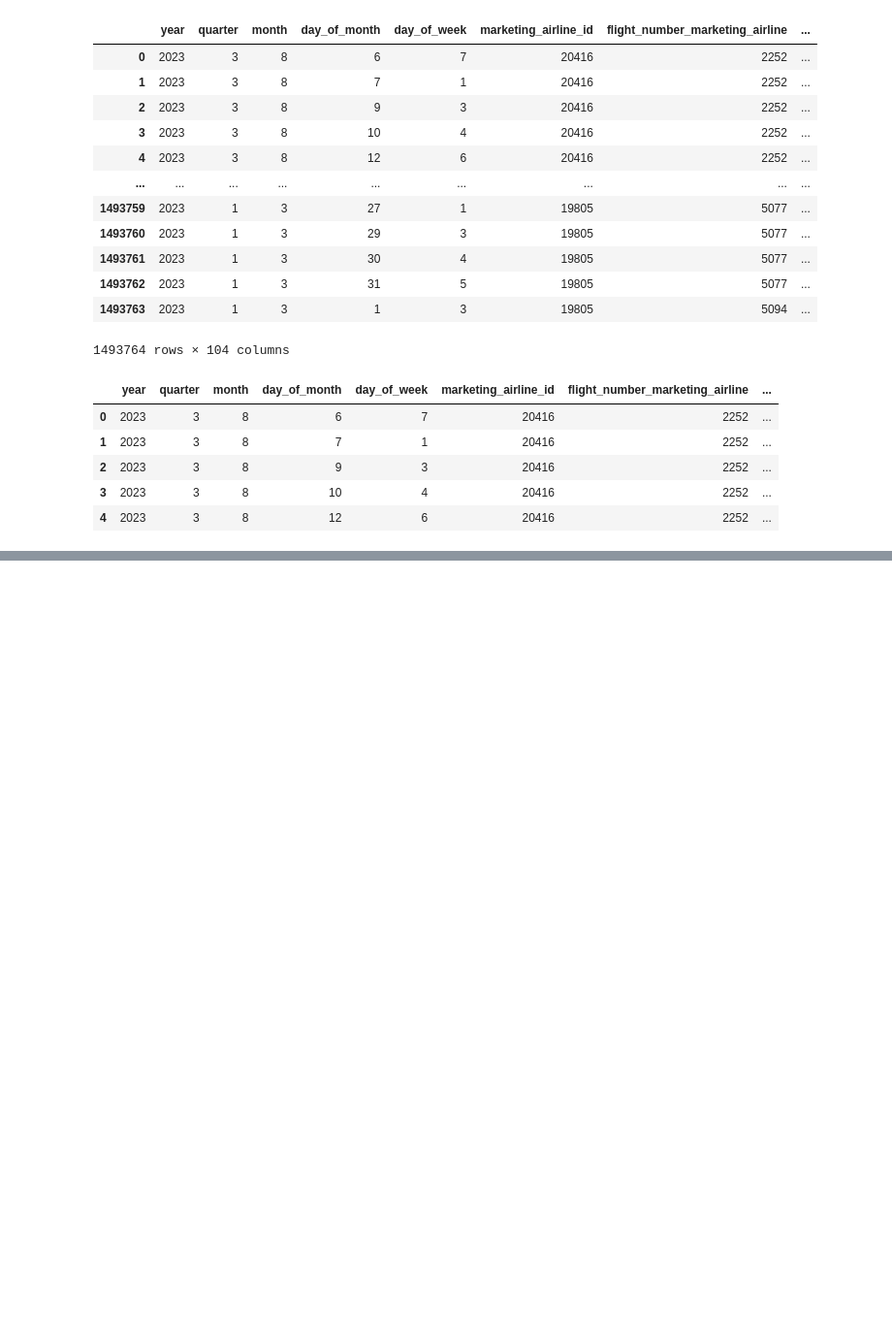
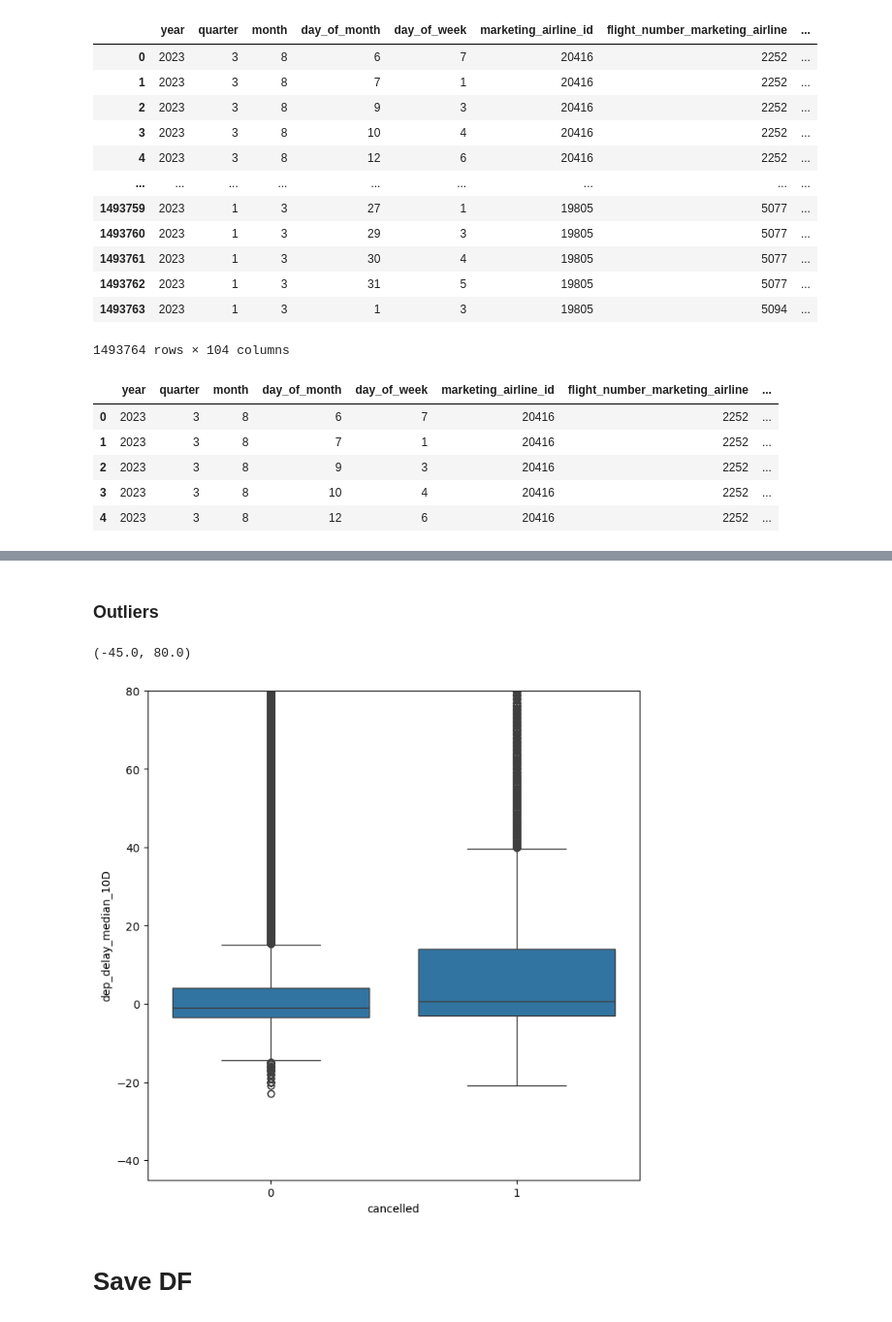
Before and after one commit to dezertdweller/flight-cancellations, a Jupyter notebook: notebooks/exploratory-data-analysis-top-20.ipynb, the cells around one changed output, grey strips where cells are left out. Shown at 97% size. Drawn from its saved outputs; the diff is of its cells as text; code cells hidden in the pictures; blank space fills up the shorter version.

```diff
--- a/notebooks/exploratory-data-analysis-top-20.ipynb
+++ b/notebooks/exploratory-data-analysis-top-20.ipynb
@@ -271,0 +332,3 @@ combined_df.to_csv(DATA_PATH + '/preprocessed/airline_performance.csv', index=Fa
+# %%
+upper = historical_corr.abs().where(np.triu(np.ones(historical_corr.shape), k=1).astype(bool))
+upper
@@ -271,0 +353,3 @@ combined_df.to_csv(DATA_PATH + '/preprocessed/airline_performance.csv', index=Fa
+# %%
+hist_cols_to_drop = [column for column in upper.columns if any(upper[column] > 0.85)]
+hist_cols_to_drop
@@ -271,0 +368,13 @@ combined_df.to_csv(DATA_PATH + '/preprocessed/airline_performance.csv', index=Fa
+# %%
+combined_df = combined_df.drop(columns=hist_cols_to_drop)
+# %% [markdown]
+### Outliers
+# %%
+fig, ax = plt.subplots(figsize=(8,8))
+sns.boxplot(data=combined_df, x='cancelled', y='dep_delay_median_10D')
+ax.set_ylim(-45, 80)
+# %% [output]
+(-45.0, 80.0)
+[figure, added]
+# %% [markdown]
+# Save DF
```
Also changed, not shown: parts of 8 cells of this notebook, 1 other file.
